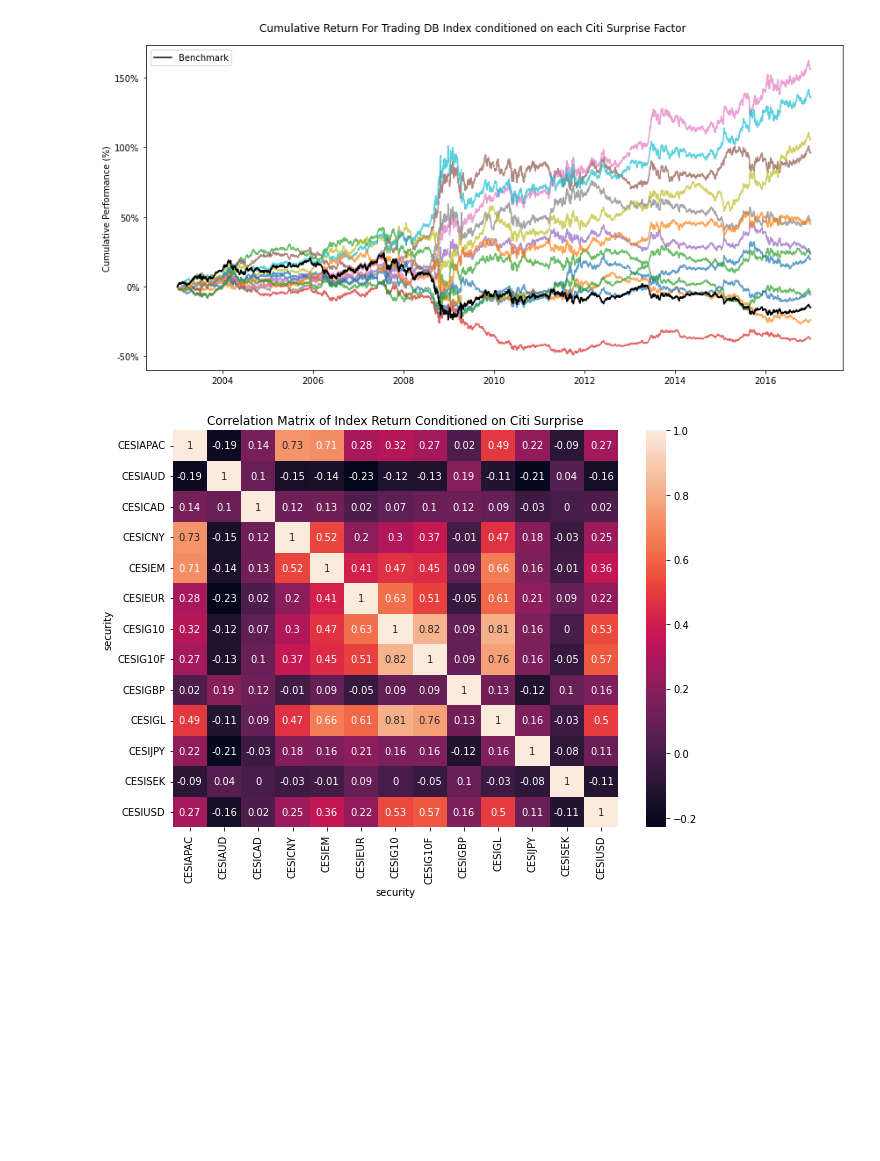
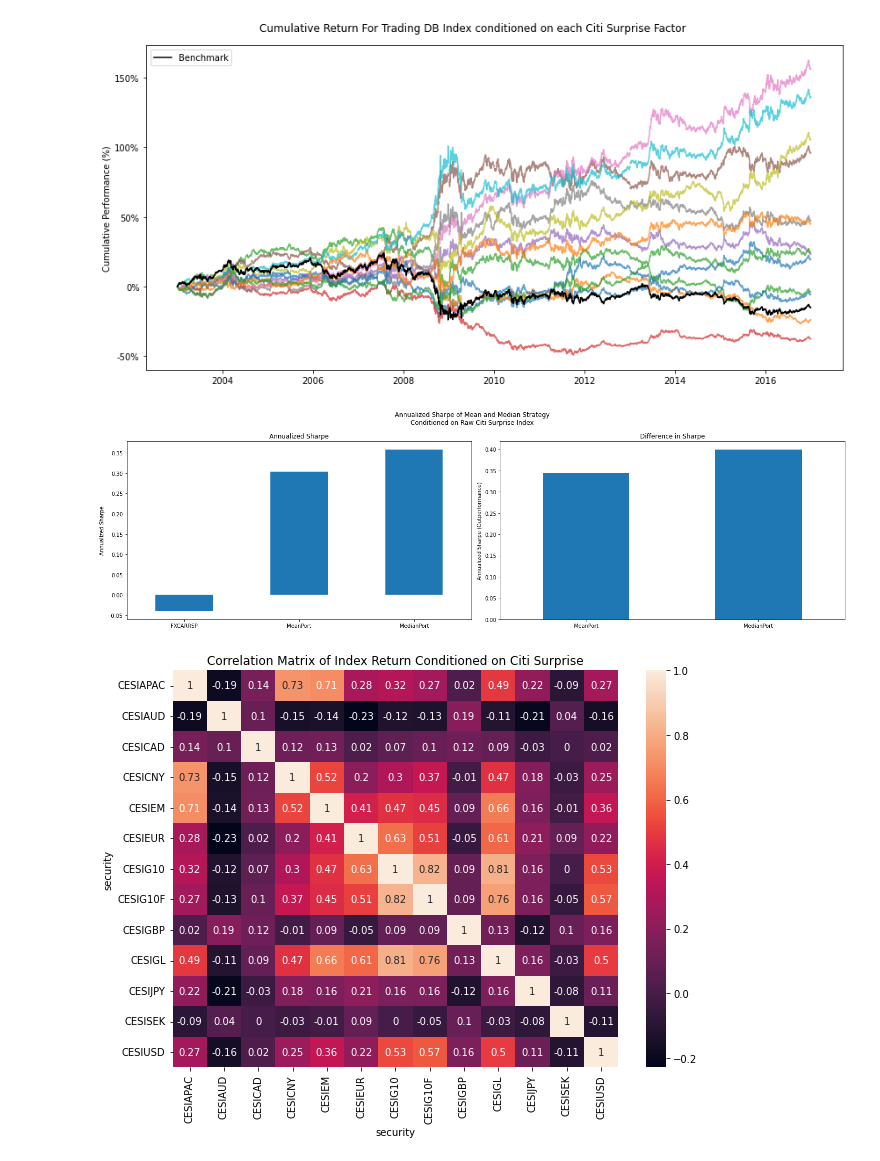
Before and after one commit to diegodalvarez/FXCarryCitiSurprise, a Jupyter notebook: root/notebook/SignalBacktest/IndexBacktest.ipynb, the cells around one changed output. Cells and saved outputs as stored; diff of their text form; code cells hidden in the pictures; blank space fills up the shorter version.

Commit message:
mean_median_raw_citi

```diff
--- a/root/notebook/SignalBacktest/IndexBacktest.ipynb
+++ b/root/notebook/SignalBacktest/IndexBacktest.ipynb
@@ -331,3 +348,59 @@ plot_citi_performance(df_signal)
+# %%
+def get_mean_median_sharpe(df_mean_median: pd.DataFrame) -> pd.DataFrame:
+
+    df_sharpe = (df_mean_median.reset_index().melt(
+        id_vars = "date").
+        drop(columns = ["date"]).
+        groupby("variable").
+        agg(["mean", "std"])
+        ["value"].
+        rename(columns = {
+            "mean": "mean_rtn",
+            "std" : "std_rtn"}).
+        assign(sharpe = lambda x: x.mean_rtn / x.std_rtn * np.sqrt(252)))
+
+    return df_sharpe
+
+df_mean_median_sharpe = get_mean_median_sharpe(df_mean_median)
+# %%
+def plot_mean_median_sharpe(df_mean_median_sharpe: pd.DataFrame) -> plt.Figure:
+
+    fig, axes = plt.subplots(ncols = 2, figsize = (20,6))
+
+    (df_mean_median_sharpe[[
+        "sharpe"]].
+        T.
+        reset_index(drop = True).
+        melt(id_vars = ["FXCARRSP"]).
+        assign(sharpe_spread = lambda x: x.value - x.FXCARRSP).
+        set_index("variable")
+        [["sharpe_spread"]].
+        plot(
+            legend = False,
+            kind   = "bar",
+            ax     = axes[1],
+            title  = "Difference in Sharpe",
+            rot    = 0,
+            xlabel = "",
+            ylabel = "Annualized Sharpe (Outperformance)"))
+
+    (df_mean_median_sharpe[
+        ["sharpe"]].
+        plot(
+            kind   = "bar",
+            ax     = axes[0],
+            legend = False,
+            rot    = 0,
+            xlabel = "",
+            ylabel = "Annualized Sharpe",
+            title  = "Annualized Sharpe"))
+
+    fig.suptitle("Annualized Sharpe of Mean and Median Strategy\nConditioned on Raw Citi Surprise Index")
+    plt.tight_layout()
+
+plot_mean_median_sharpe(df_mean_median_sharpe)
+# %% [output]
+[figure, added]
 # %%
 def plot_correlation_matrix() -> plt.Figure:
 
```
Also changed, not shown: parts of 1 cell of this notebook.
